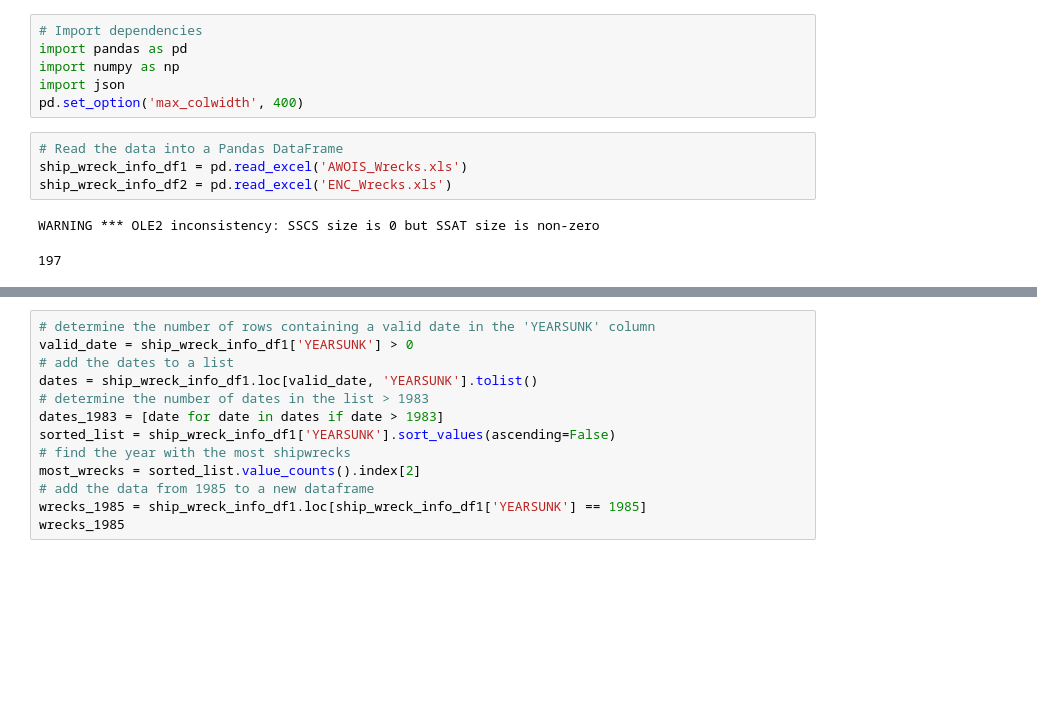
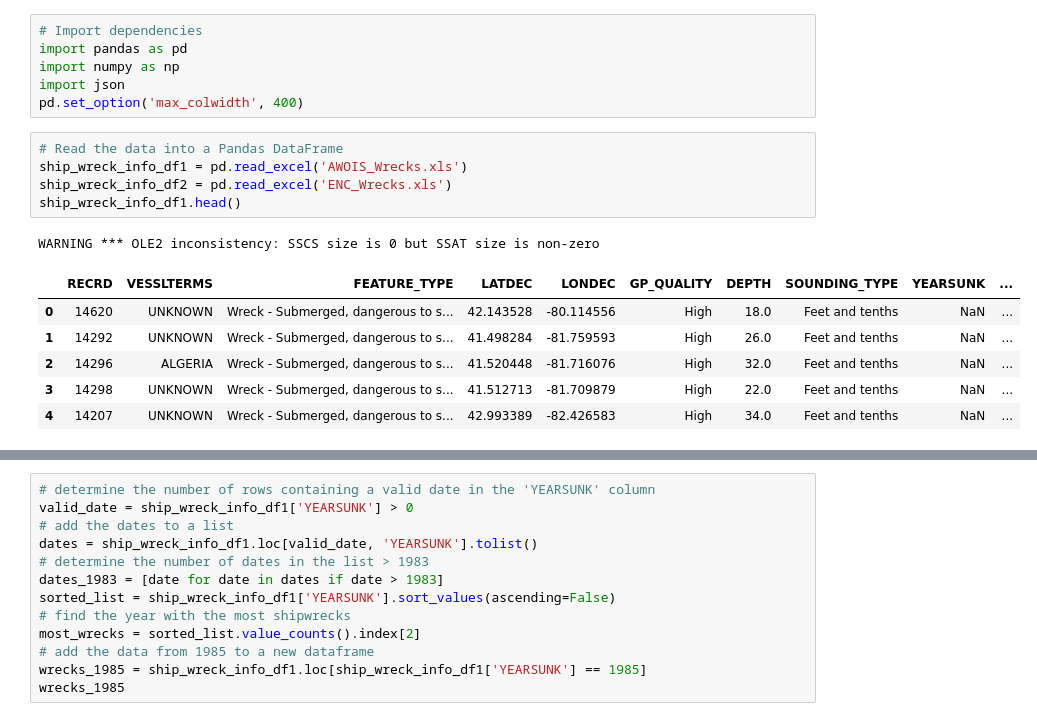
Before and after one commit to CptSasquatch/shipwrecks, a Jupyter notebook: testing.ipynb, the cells around one changed output, grey strips where cells are left out. Drawn from its saved outputs; the diff is of its cells as text; blank space fills up the shorter version.

```diff
--- a/testing.ipynb
+++ b/testing.ipynb
@@ -7,7 +7,13 @@ pd.set_option('max_colwidth', 400)
 # %%
 # Read the data into a Pandas DataFrame
 ship_wreck_info_df1 = pd.read_excel('AWOIS_Wrecks.xls')
 ship_wreck_info_df2 = pd.read_excel('ENC_Wrecks.xls')
+ship_wreck_info_df1.head()
 # %% [output]
 WARNING *** OLE2 inconsistency: SSCS size is 0 but SSAT size is non-zero
-197
+|  | RECRD | VESSLTERMS | FEATURE_TYPE | LATDEC | LONDEC | GP_QUALITY | DEPTH | SOUNDING_TYPE | YEARSUNK | ... |
+| 0 | 14620 | UNKNOWN | Wreck - Submerged, dangerous to s... | 42.143528 | -80.114556 | High | 18.0 | Feet and tenths | NaN | ... |
+| 1 | 14292 | UNKNOWN | Wreck - Submerged, dangerous to s... | 41.498284 | -81.759593 | High | 26.0 | Feet and tenths | NaN | ... |
+| 2 | 14296 | ALGERIA | Wreck - Submerged, dangerous to s... | 41.520448 | -81.716076 | High | 32.0 | Feet and tenths | NaN | ... |
+| 3 | 14298 | UNKNOWN | Wreck - Submerged, dangerous to s... | 41.512713 | -81.709879 | High | 22.0 | Feet and tenths | NaN | ... |
+| 4 | 14207 | UNKNOWN | Wreck - Submerged, dangerous to s... | 42.993389 | -82.426583 | High | 34.0 | Feet and tenths | NaN | ... |
```
Also changed, not shown: parts of 3 cells of this notebook.
